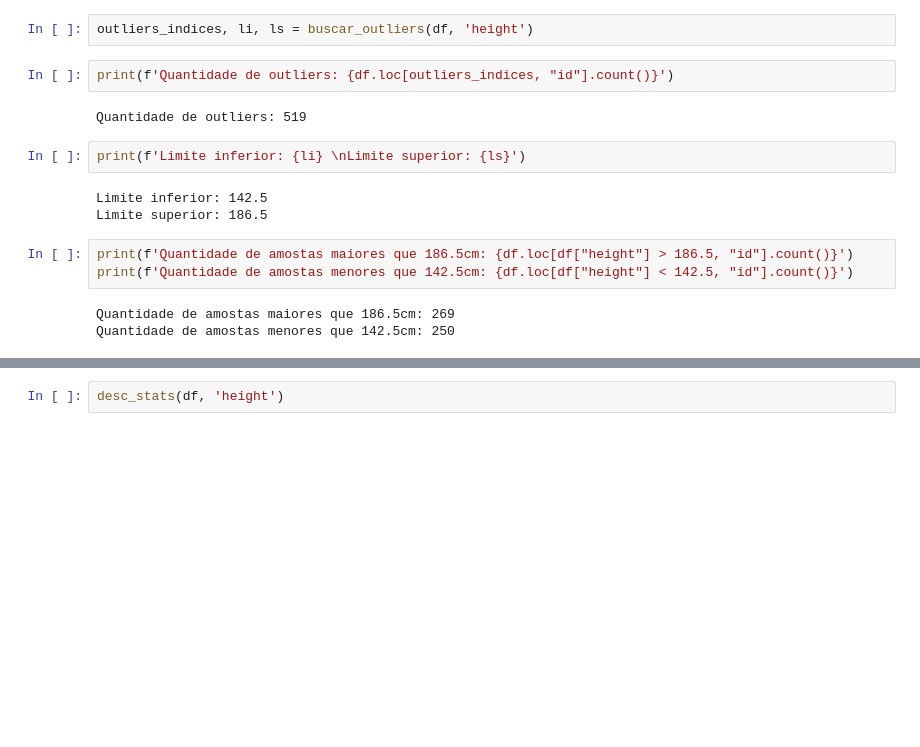
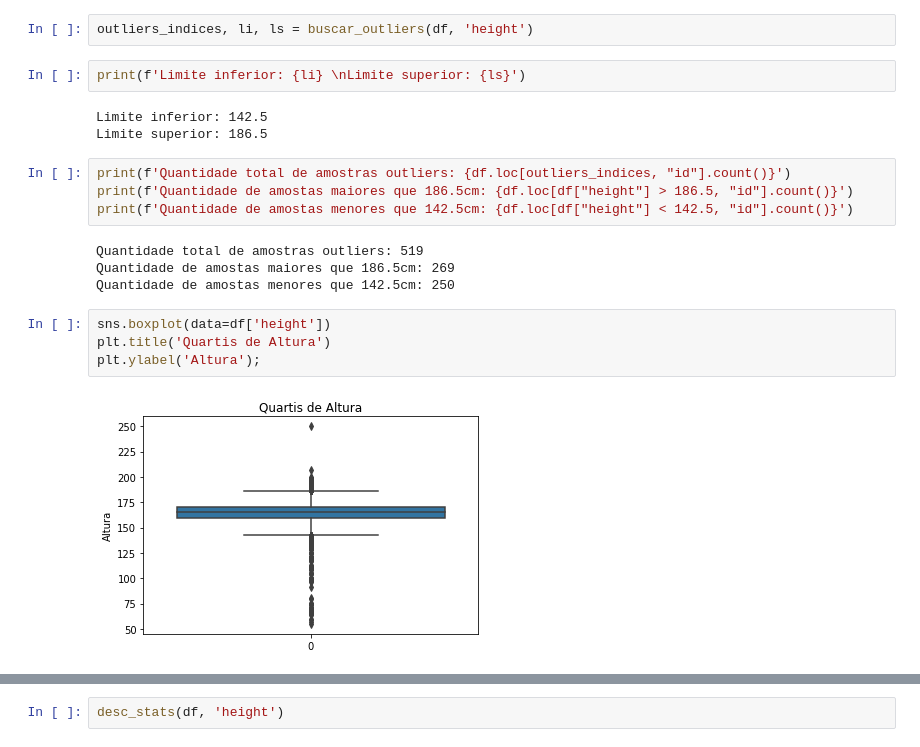
Before and after one commit to Samoelmoura/cardio_diseases_predict, a Jupyter notebook: notebooks/cardio_diseases_predict.ipynb, the cells around one changed output, grey strips where cells are left out. Saved outputs shown, nothing was run; the diff lists cells and outputs as text; blank space fills up the shorter version.

```diff
--- a/notebooks/cardio_diseases_predict.ipynb
+++ b/notebooks/cardio_diseases_predict.ipynb
@@ -211,19 +211,23 @@ df[features_numéricas].describe()
 **height**
 # %%
 outliers_indices, li, ls = buscar_outliers(df, 'height')
-# %%
-print(f'Quantidade de outliers: {df.loc[outliers_indices, "id"].count()}')
-# %% [output]
-Quantidade de outliers: 519
 # %%
 print(f'Limite inferior: {li} \nLimite superior: {ls}')
 # %% [output]
 Limite inferior: 142.5
 Limite superior: 186.5
 # %%
+print(f'Quantidade total de amostras outliers: {df.loc[outliers_indices, "id"].count()}')
 print(f'Quantidade de amostas maiores que 186.5cm: {df.loc[df["height"] > 186.5, "id"].count()}')
 print(f'Quantidade de amostas menores que 142.5cm: {df.loc[df["height"] < 142.5, "id"].count()}')
 # %% [output]
+Quantidade total de amostras outliers: 519
 Quantidade de amostas maiores que 186.5cm: 269
 Quantidade de amostas menores que 142.5cm: 250
+# %%
+sns.boxplot(data=df['height'])
+plt.title('Quartis de Altura')
+plt.ylabel('Altura');
+# %% [output]
+[figure, added]
 # %%
```
Also changed, not shown: parts of 10 cells of this notebook.
